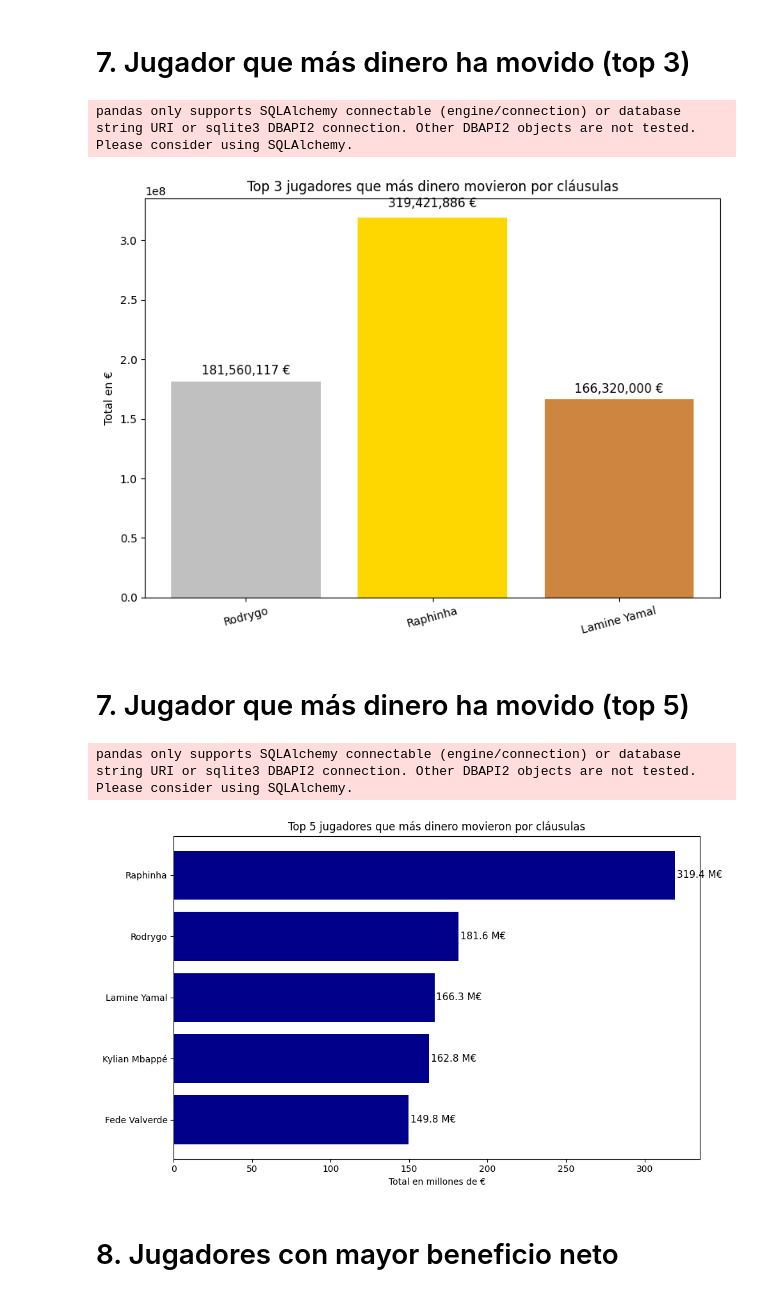
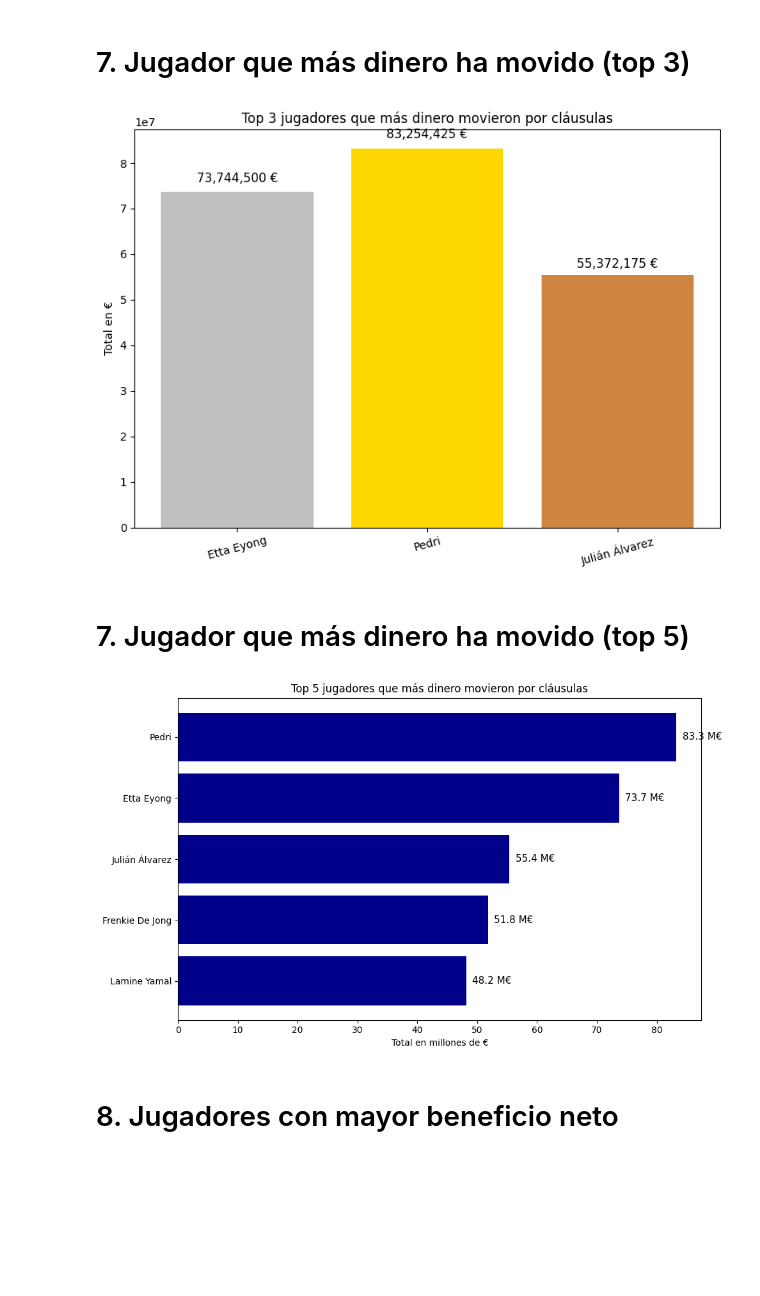
Before and after one commit to vien2/MisterBot, a Jupyter notebook: Mister/consultas_graficas_2025.ipynb, the cells around one changed output. Drawn from its saved outputs; the diff is of its cells as text; code cells hidden in the pictures; blank space fills up the shorter version.

```diff
--- a/Mister/consultas_graficas_2025.ipynb
+++ b/Mister/consultas_graficas_2025.ipynb
@@ -40,9 +41,9 @@ pandas only supports SQLAlchemy connectable (engine/connection) or database stri
 with conexion_db() as conn:
     query_sufridas = """
         SELECT usuario_origen AS usuario, COUNT(*) AS clausulas_sufridas
-        FROM dbo.v_transferencias
+        FROM chavalitos.v_transferencias
         WHERE tipo_operacion = 'Cláusula'
-          AND fecha_transferencia BETWEEN '2024-08-15' AND '2025-06-30'
+          AND temporada = '25/26'
         GROUP BY usuario_origen
         ORDER BY clausulas_sufridas DESC
         LIMIT 5;
@@ -68,9 +68,9 @@ with conexion_db() as conn:
             usuario_destino AS quien_roba,
             usuario_origen AS quien_sufre,
             COUNT(*) AS clausulas
-        FROM dbo.v_transferencias
+        FROM chavalitos.v_transferencias
         WHERE tipo_operacion = 'Cláusula'
-          AND fecha_transferencia BETWEEN '2024-08-15' AND '2025-06-30'
+          AND temporada = '25/26'
         GROUP BY usuario_destino, usuario_origen
         ORDER BY clausulas DESC
         LIMIT 10;
@@ -147,9 +146,9 @@ with conexion_db() as conn:
             nombre,
             apellido,
             COUNT(*) AS clausulazos
-        FROM dbo.v_transferencias
+        FROM chavalitos.v_transferencias
         WHERE tipo_operacion = 'Cláusula'
-          AND fecha_transferencia BETWEEN '2024-08-15' AND '2025-06-30'
+          AND temporada = '25/26'
         GROUP BY nombre, apellido
         ORDER BY clausulazos DESC
         LIMIT 10;
@@ -213,9 +212,9 @@ with conexion_db() as conn:
             nombre,
             apellido,
             SUM(precio) AS total_dinero
-        FROM dbo.v_transferencias
+        FROM chavalitos.v_transferencias
         WHERE tipo_operacion = 'Cláusula'
-          AND fecha_transferencia BETWEEN '2024-08-15' AND '2025-06-30'
+          AND temporada = '25/26'
         GROUP BY nombre, apellido
         ORDER BY total_dinero DESC
         LIMIT 3;
@@ -250,8 +249,7 @@ plt.xticks(rotation=15)
 plt.tight_layout()
 plt.show()
 # %% [output]
-pandas only supports SQLAlchemy connectable (engine/connection) or database string URI or sqlite3 DBAPI2 connection. Other DBAPI2 objects are not tested. Please consider using SQLAlchemy.
-[figure, old version]
+[figure, new version]
 # %% [markdown]
 # 7. Jugador que más dinero ha movido (top 5)
 # %%
@@ -261,37 +259,36 @@ with conexion_db() as conn:
             nombre,
             apellido,
             SUM(precio) AS total_dinero
-        FROM dbo.v_transferencias
+        FROM chavalitos.v_transferencias
         WHERE tipo_operacion = 'Cláusula'
-          AND fecha_transferencia BETWEEN '2024-08-15' AND '2025-06-30'
+          AND temporada = '25/26'
         GROUP BY nombre, apellido
         ORDER BY total_dinero DESC
         LIMIT 5;
     """
     df_top5 = pd.read_sql(query, conn)
 
 # Formatear datos
 df_top5['jugador'] = (df_top5['nombre'].fillna('') + ' ' + df_top5['apellido'].fillna('')).str.strip()
 df_top5['millones'] = (df_top5['total_dinero'] / 1_000_000).round(1)
 
 # Gráfico horizontal
 plt.figure(figsize=(10, 6))
 bars = plt.barh(df_top5['jugador'], df_top5['millones'], color='darkblue')
 
 # Etiquetas a la derecha de las barras
 for bar in bars:
     width = bar.get_width()
     plt.text(width + 1, bar.get_y() + bar.get_height()/2,
              f"{width:.1f} M€", va='center', fontsize=11)
 
 plt.xlabel("Total en millones de €")
 plt.title("Top 5 jugadores que más dinero movieron por cláusulas")
 plt.gca().invert_yaxis()  # Poner al más caro arriba
 plt.tight_layout()
 plt.show()
 # %% [output]
-pandas only supports SQLAlchemy connectable (engine/connection) or database string URI or sqlite3 DBAPI2 connection. Other DBAPI2 objects are not tested. Please consider using SQLAlchemy.
-[figure, old version]
+[figure, new version]
 # %% [markdown]
 # 8. Jugadores con mayor beneficio neto
 # %%
```
Also changed, not shown: parts of 28 cells of this notebook, 1 other file.
